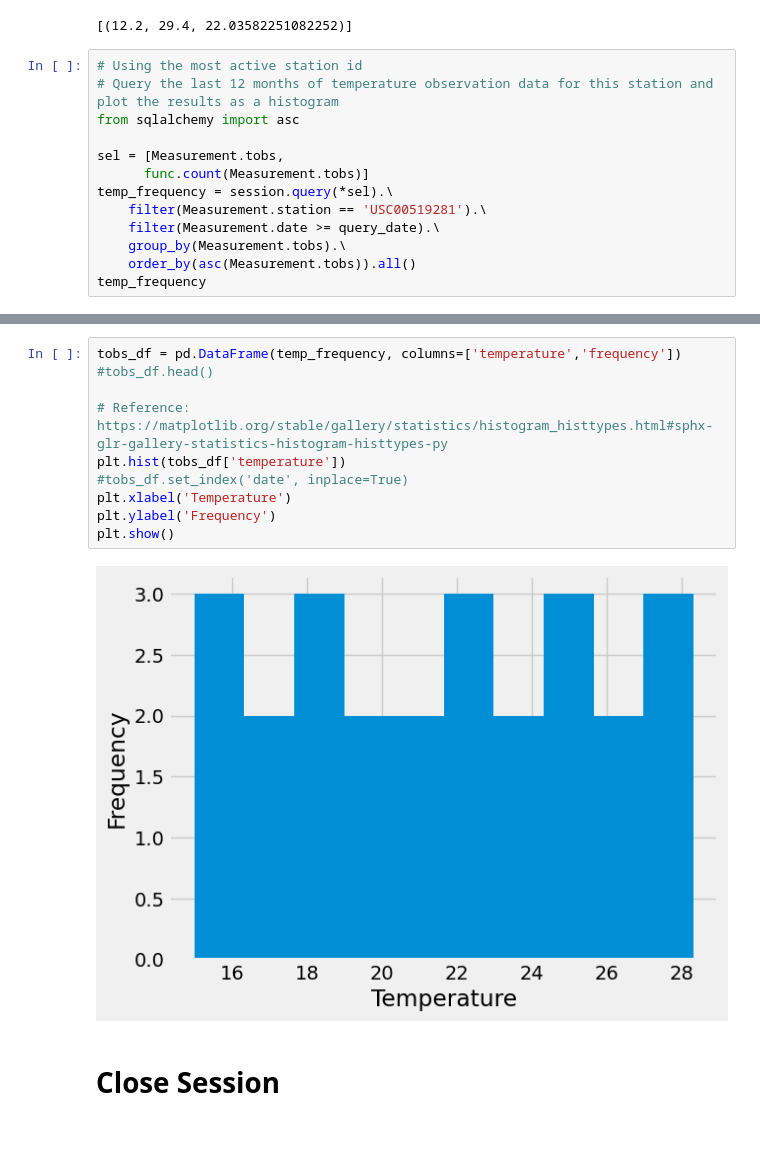
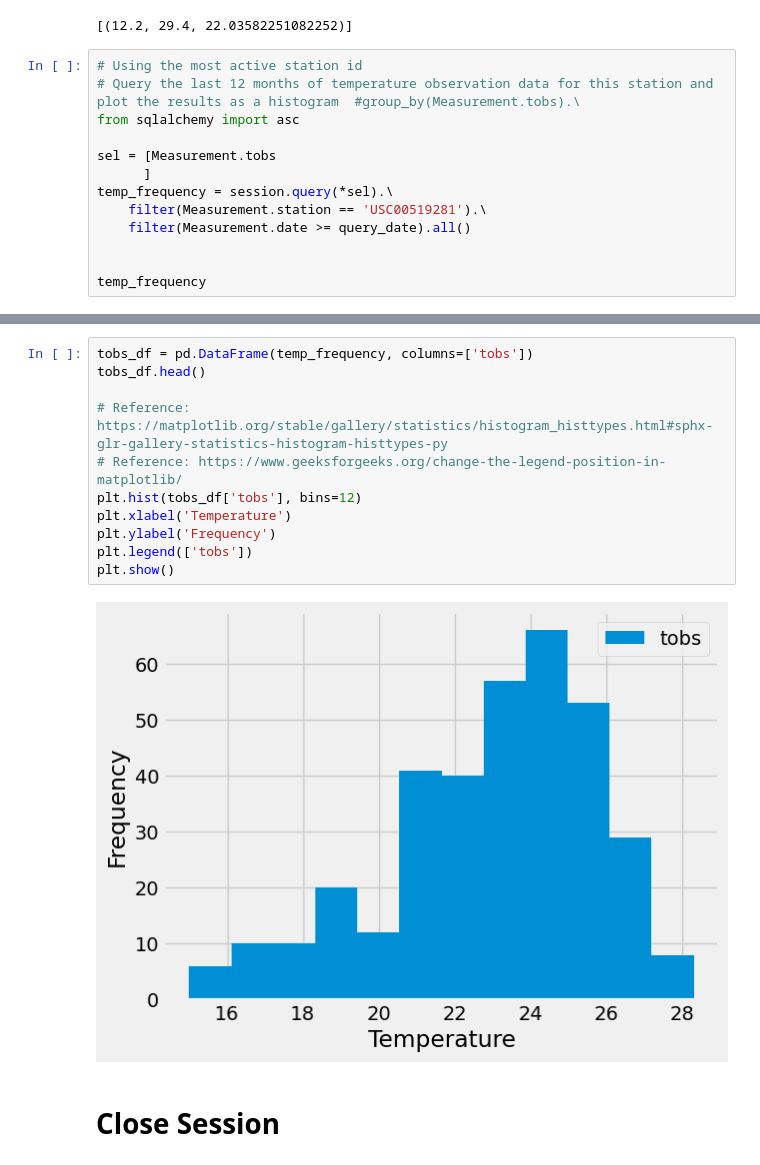
Before and after one commit to ElizabethDashwood/sqlalchemy-challenge, a Jupyter notebook: SurfsUp/climate_starter.ipynb, the cells around one changed output, grey strips where cells are left out. Cells and saved outputs as stored; diff of their text form; blank space fills up the shorter version.

```diff
--- a/SurfsUp/climate_starter.ipynb
+++ b/SurfsUp/climate_starter.ipynb
@@ -168,15 +171,15 @@ summary_stats1
 [(12.2, 29.4, 22.03582251082252)]
 # %%
 # Using the most active station id
-# Query the last 12 months of temperature observation data for this station and plot the results as a histogram
+# Query the last 12 months of temperature observation data for this station and plot the results as a histogram  #group_by(Measurement.tobs).\
 from sqlalchemy import asc
 
-sel = [Measurement.tobs,
-      func.count(Measurement.tobs)]
+sel = [Measurement.tobs
+      ]
 temp_frequency = session.query(*sel).\
     filter(Measurement.station == 'USC00519281').\
-    filter(Measurement.date >= query_date).\
-    group_by(Measurement.tobs).\
-    order_by(asc(Measurement.tobs)).all()
+    filter(Measurement.date >= query_date).all()
+
+
 temp_frequency
 # %% [output]
@@ -200,15 +203,16 @@ temp_frequency
 # %%
-tobs_df = pd.DataFrame(temp_frequency, columns=['temperature','frequency'])
-#tobs_df.head()
+tobs_df = pd.DataFrame(temp_frequency, columns=['tobs'])
+tobs_df.head()
 
 # Reference: https://matplotlib.org/stable/gallery/statistics/histogram_histtypes.html#sphx-glr-gallery-statistics-histogram-histtypes-py
-plt.hist(tobs_df['temperature'])
-#tobs_df.set_index('date', inplace=True)
+# Reference: https://www.geeksforgeeks.org/change-the-legend-position-in-matplotlib/
+plt.hist(tobs_df['tobs'], bins=12)
 plt.xlabel('Temperature')
 plt.ylabel('Frequency')
+plt.legend(['tobs'])
 plt.show()
 # %% [output]
-[figure, old version]
+[figure, new version]
 # %% [markdown]
 # Close Session
 # %%
```
Also changed, not shown: parts of 9 cells of this notebook, 2 other files.
